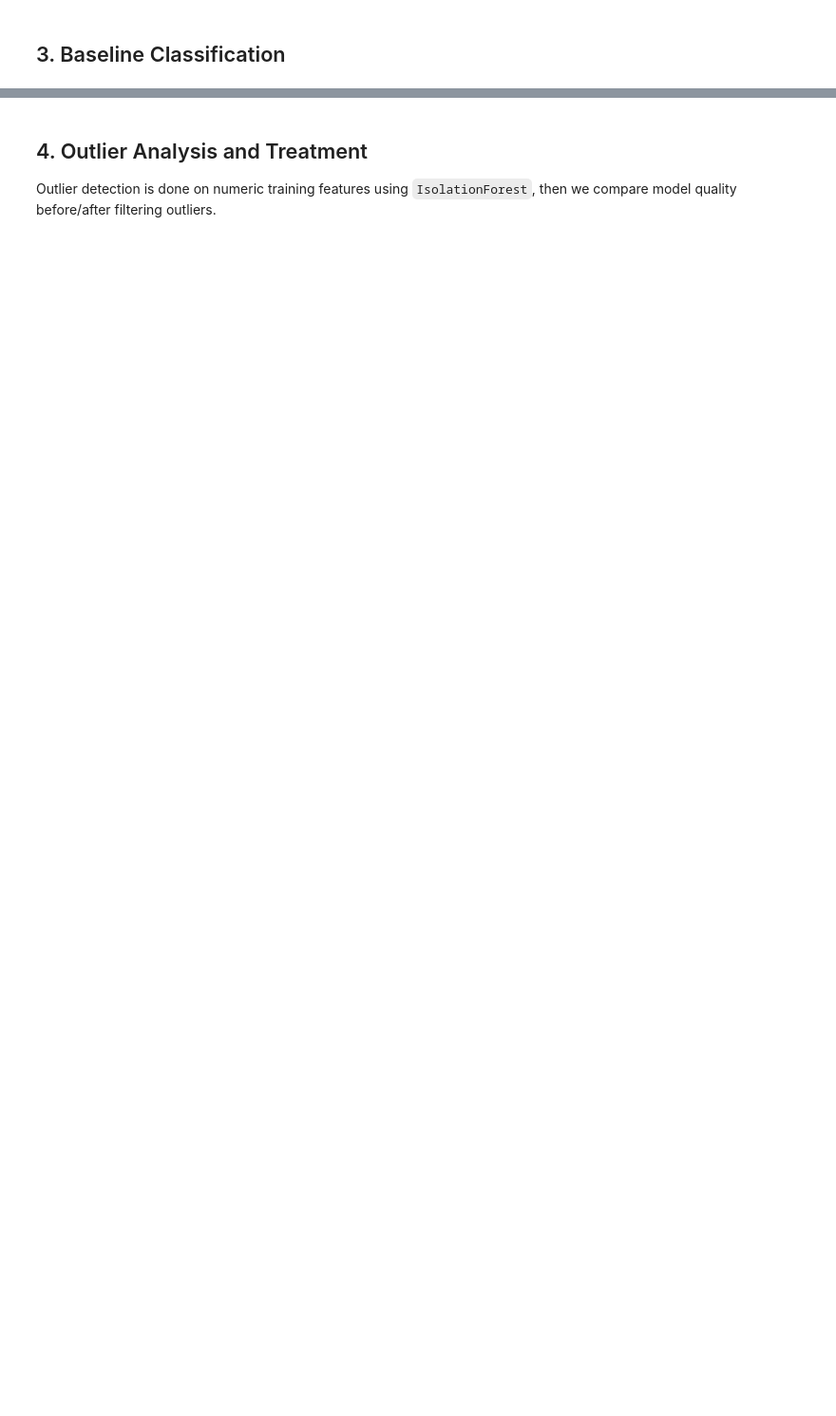
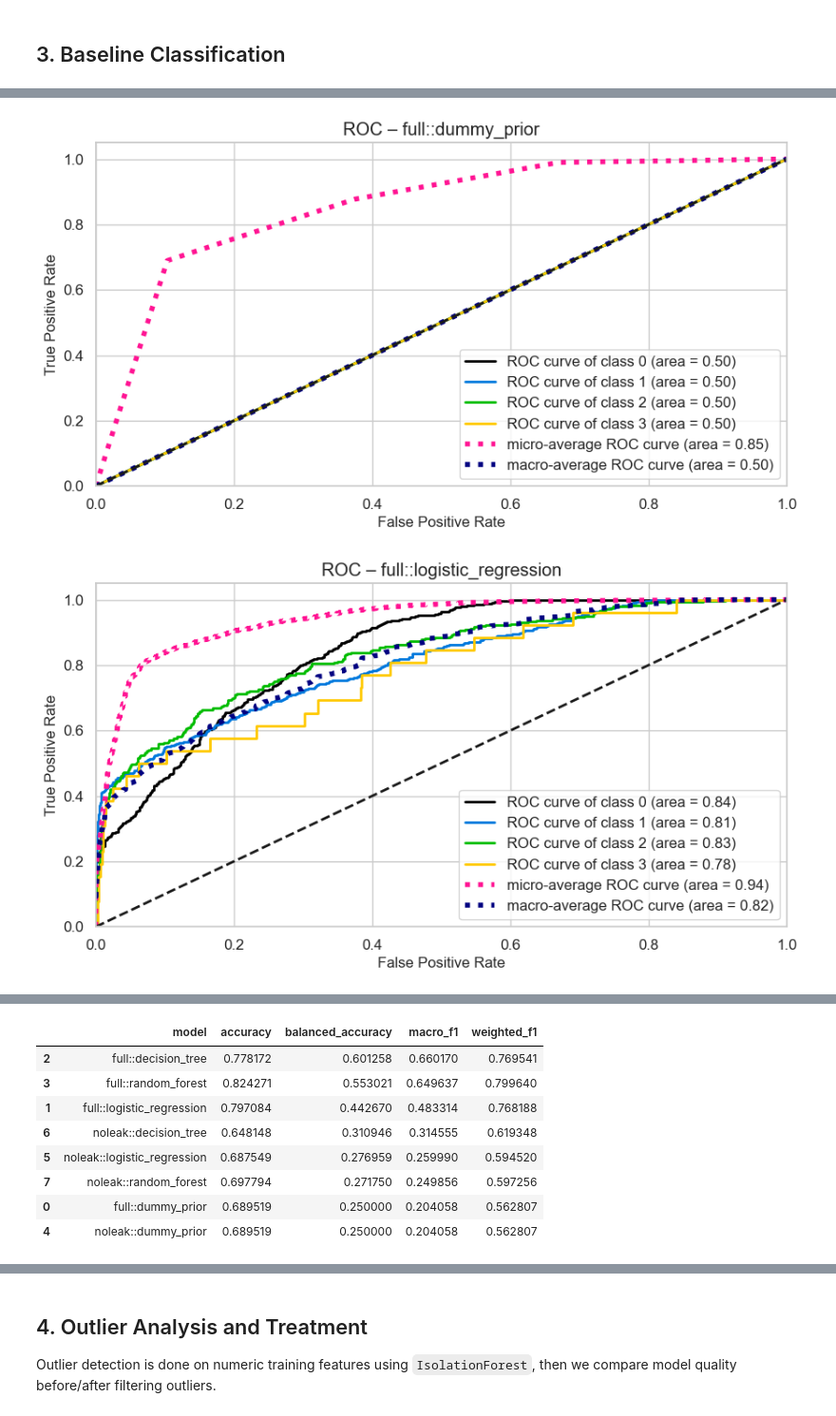
Before and after one commit to kilomo12/Data_Mining_project2, a Jupyter notebook: Data_Mining_project_2_copy.ipynb, the cells around one changed output, grey strips where cells are left out. Shown at 95% size. Drawn from its saved outputs; the diff is of its cells as text; code cells hidden in the pictures; blank space fills up the shorter version.

```diff
--- a/Data_Mining_project_2_copy.ipynb
+++ b/Data_Mining_project_2_copy.ipynb
@@ -765,11 +782,11 @@ def crossval_macro_f1(estimator, X, y, folds=3):
 # %%
 # Split data for both tracks
 Xf_train, Xf_test, yf_train, yf_test = train_test_split(
-    X_full, y, test_size=0.2, random_state=RANDOM_STATE, stratify=y
+    X_full, y, test_size=0.3, random_state=RANDOM_STATE, stratify=y
 )
 
 Xn_train, Xn_test, yn_train, yn_test = train_test_split(
-    X_no_leak, y, test_size=0.2, random_state=RANDOM_STATE, stratify=y
+    X_no_leak, y, test_size=0.3, random_state=RANDOM_STATE, stratify=y
 )
 
 print('Full train/test:', Xf_train.shape, Xf_test.shape)
@@ -777,5 +826,6 @@ print('No-leak train/test:', Xn_train.shape, Xn_test.shape)
 # %%
-# Baseline models
+from sklearn.base import clone
+
 base_models = {
     'dummy_prior': DummyClassifier(strategy='prior', random_state=RANDOM_STATE),
     'logistic_regression': LogisticRegression(max_iter=1200),
@@ -788,32 +838,43 @@ fitted_models = {}
 predictions = {}
 
 # Evaluate on FULL feature space
 for name, model in base_models.items():
     fit_pipe, y_pred, m = fit_eval_classifier(
         model_name=f'full::{name}',
-        estimator=model,
+        estimator=clone(model),  # ← clone: istanza fresca
         X_train=Xf_train,
         y_train=yf_train,
         X_test=Xf_test,
         y_test=yf_test,
     )
     rows.append(m)
     fitted_models[m['model']] = fit_pipe
     predictions[m['model']] = y_pred
 
+    y_score = fit_pipe.predict_proba(Xf_test)
+    plot_roc(yf_test, y_score, title=f'ROC – full::{name}')
+    plt.show()
+
 # Evaluate on NO-LEAK feature space
 for name, model in base_models.items():
     fit_pipe, y_pred, m = fit_eval_classifier(
         model_name=f'noleak::{name}',
-        estimator=model,
+        estimator=clone(model),  # ← clone: istanza fresca
         X_train=Xn_train,
         y_train=yn_train,
         X_test=Xn_test,
         y_test=yn_test,
     )
     rows.append(m)
     fitted_models[m['model']] = fit_pipe
     predictions[m['model']] = y_pred
 
+    y_score = fit_pipe.predict_proba(Xn_test)
+    plot_roc(yn_test, y_score, title=f'ROC – noleak::{name}')
+    plt.show()
+
 baseline_comparison = pd.DataFrame(rows).sort_values('macro_f1', ascending=False)
 display(baseline_comparison)
+# %% [output]
+[figure, added]
+[figure, added]
@@ -820,3 +887,12 @@ display(baseline_comparison)
+|  | model | accuracy | balanced_accuracy | macro_f1 | weighted_f1 |
+| 2 | full::decision_tree | 0.778172 | 0.601258 | 0.660170 | 0.769541 |
+| 3 | full::random_forest | 0.824271 | 0.553021 | 0.649637 | 0.799640 |
+| 1 | full::logistic_regression | 0.797084 | 0.442670 | 0.483314 | 0.768188 |
+| 6 | noleak::decision_tree | 0.648148 | 0.310946 | 0.314555 | 0.619348 |
+| 5 | noleak::logistic_regression | 0.687549 | 0.276959 | 0.259990 | 0.594520 |
+| 7 | noleak::random_forest | 0.697794 | 0.271750 | 0.249856 | 0.597256 |
+| 0 | full::dummy_prior | 0.689519 | 0.250000 | 0.204058 | 0.562807 |
+| 4 | noleak::dummy_prior | 0.689519 | 0.250000 | 0.204058 | 0.562807 |
 # %%
 # Cross-validation on the no-leak setting for more robust model selection
 cv_rows = []
```
Also changed, not shown: parts of 27 cells of this notebook.
